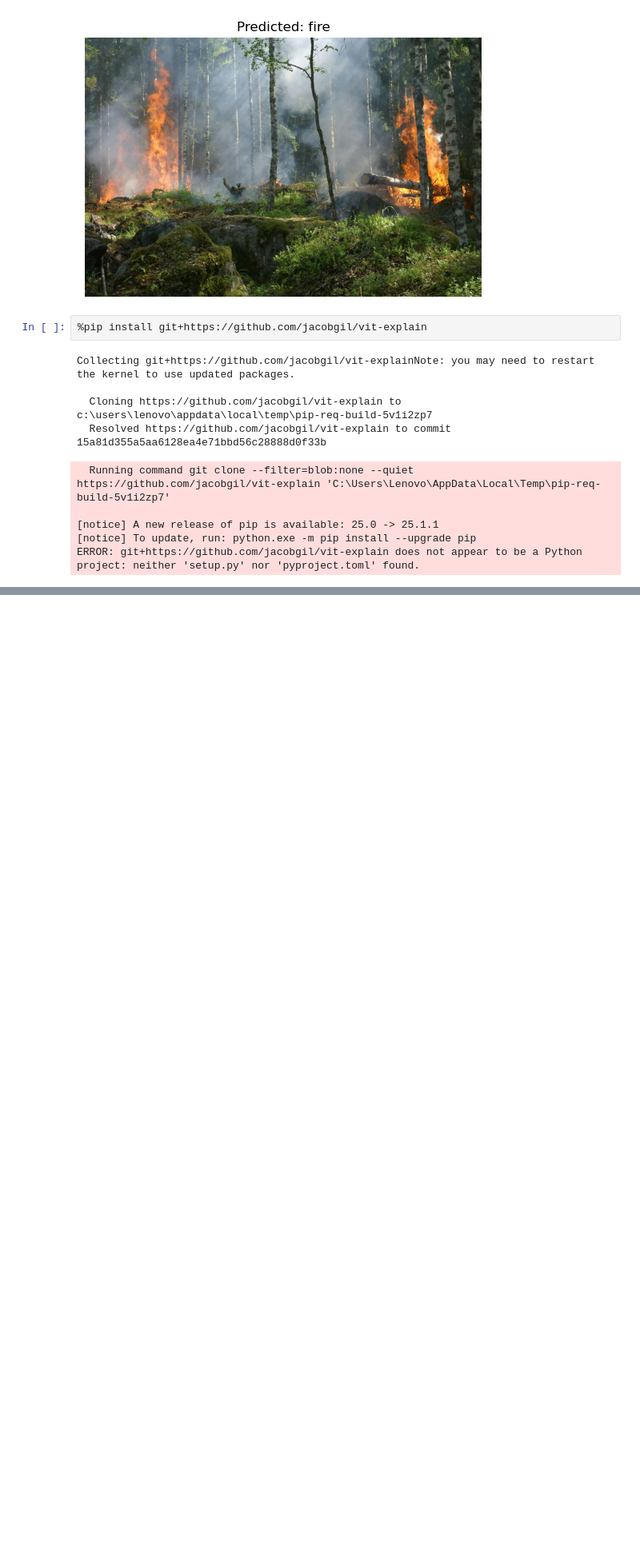
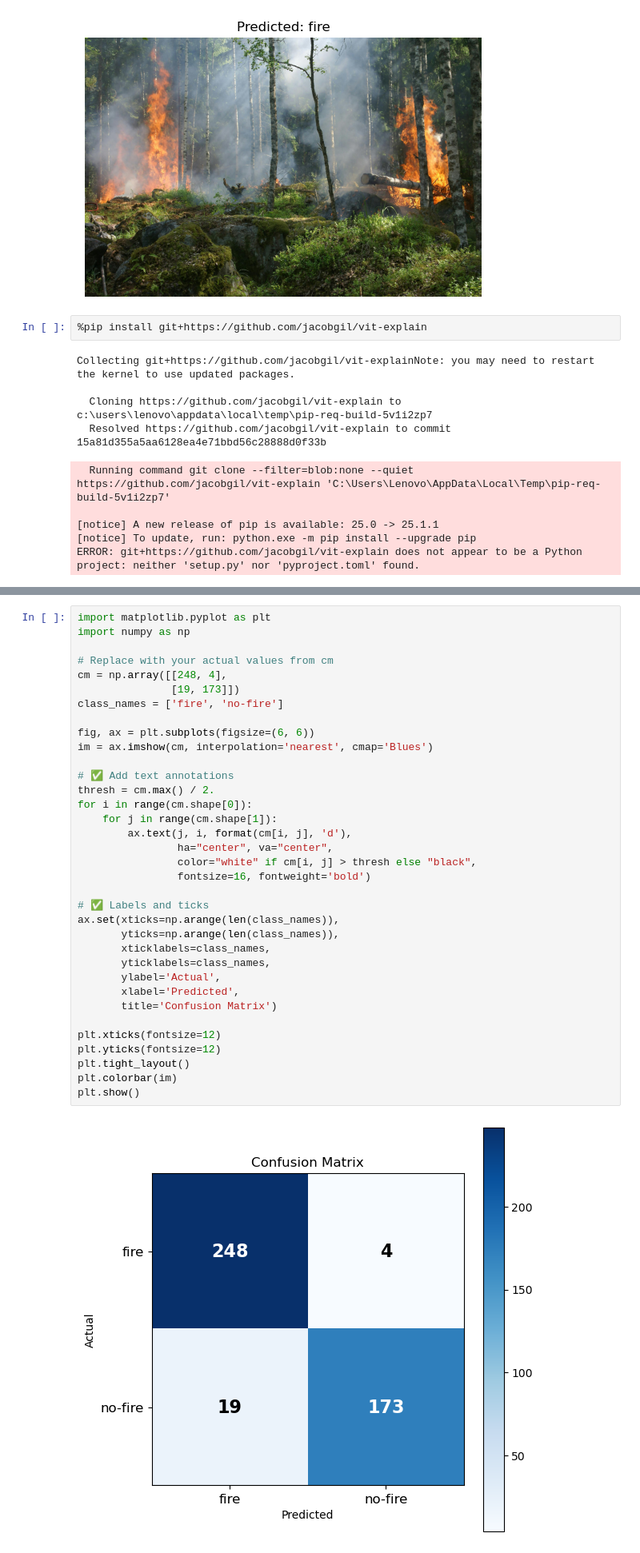
Before and after one commit to PranitaAbbireddy/Forest-Fire-Detection, a Jupyter notebook: fire_detection.ipynb, the cells around one changed output, grey strips where cells are left out. Shown at 80% size. Saved outputs shown, nothing was run; the diff lists cells and outputs as text; blank space fills up the shorter version.

```diff
--- a/fire_detection.ipynb
+++ b/fire_detection.ipynb
@@ -304,0 +347,37 @@ plt.show()
+# %%
+import matplotlib.pyplot as plt
+import numpy as np
+
+# Replace with your actual values from cm
+cm = np.array([[248, 4],
+               [19, 173]])
+class_names = ['fire', 'no-fire']
+
+fig, ax = plt.subplots(figsize=(6, 6))
+im = ax.imshow(cm, interpolation='nearest', cmap='Blues')
+
+# ✅ Add text annotations
+thresh = cm.max() / 2.
+for i in range(cm.shape[0]):
+    for j in range(cm.shape[1]):
+        ax.text(j, i, format(cm[i, j], 'd'),
+                ha="center", va="center",
+                color="white" if cm[i, j] > thresh else "black",
+                fontsize=16, fontweight='bold')
+
+# ✅ Labels and ticks
+ax.set(xticks=np.arange(len(class_names)),
+       yticks=np.arange(len(class_names)),
+       xticklabels=class_names,
+       yticklabels=class_names,
+       ylabel='Actual',
+       xlabel='Predicted',
+       title='Confusion Matrix')
+
+plt.xticks(fontsize=12)
+plt.yticks(fontsize=12)
+plt.tight_layout()
+plt.colorbar(im)
+plt.show()
+# %% [output]
+[figure, added]
```
Also changed, not shown: parts of 13 cells of this notebook.
